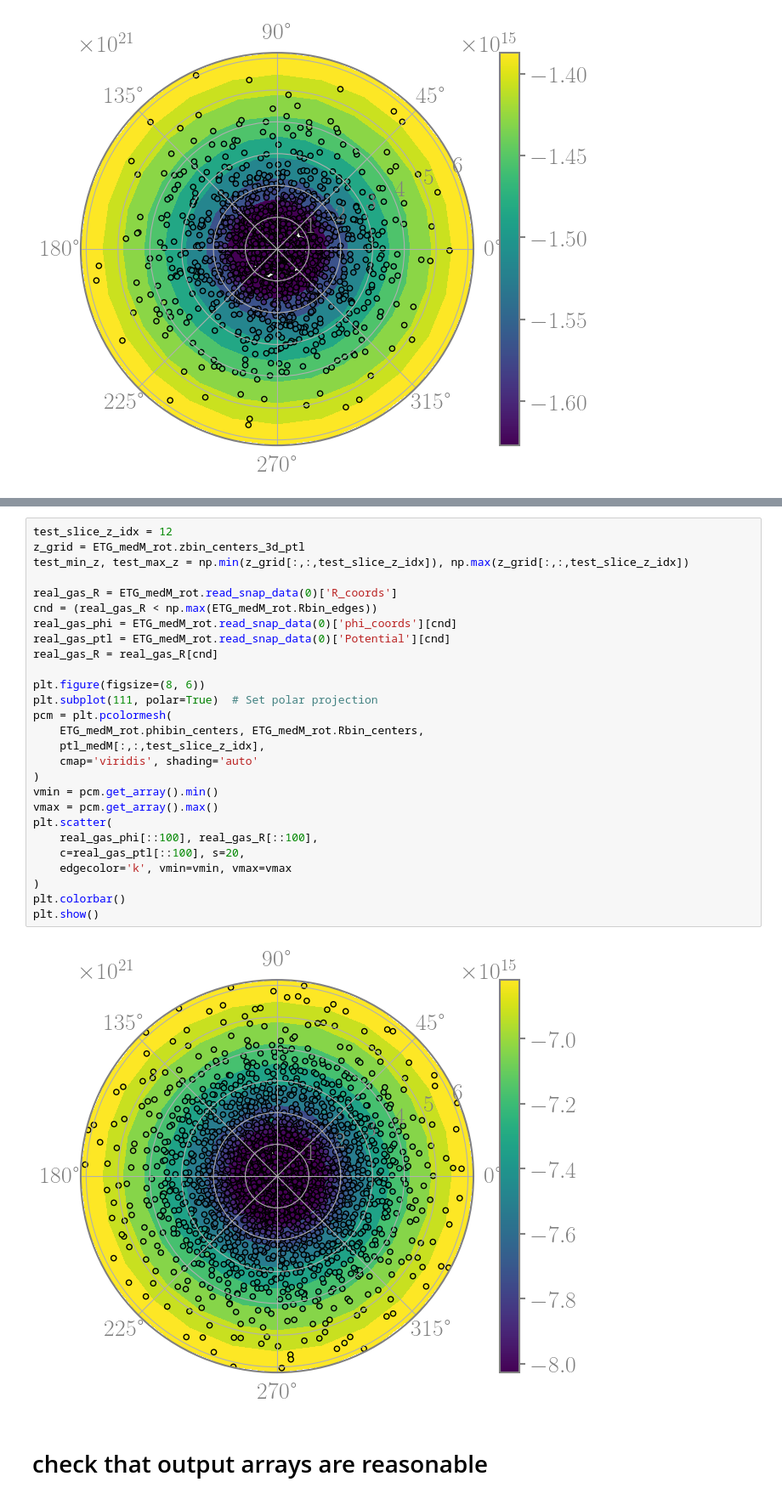
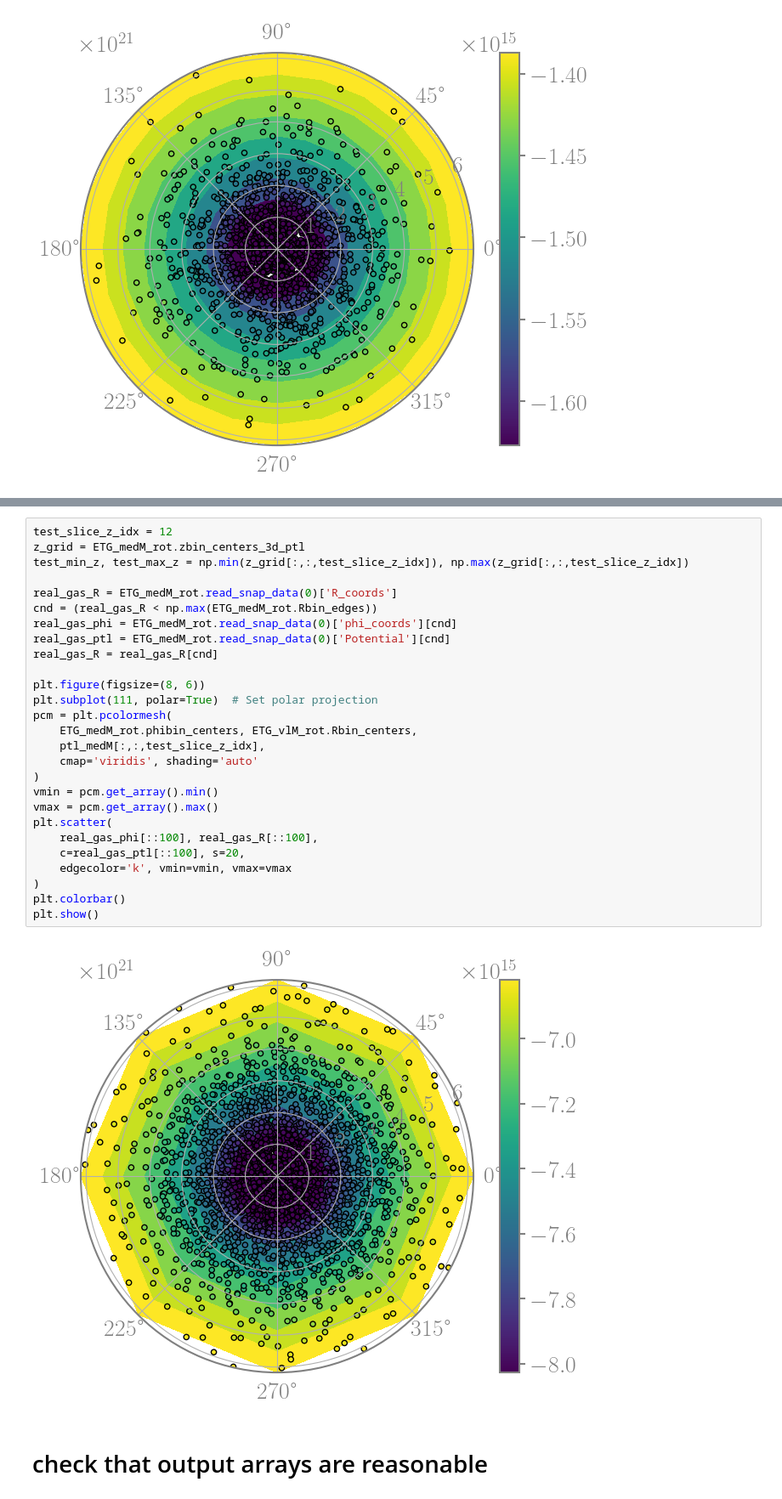
Before and after one commit to sjeffreson/GalactISM-analysis-PRFM, a Jupyter notebook: Check_PRFMData.ipynb, the cells around one changed output, grey strips where cells are left out. Shown at 85% size. Drawn from its saved outputs; the diff is of its cells as text.

```diff
--- a/Check_PRFMData.ipynb
+++ b/Check_PRFMData.ipynb
@@ -105,32 +84,32 @@ print(np.shape(ptl_medM))
 # %%
 test_slice_z_idx = 12
 z_grid = ETG_medM_rot.zbin_centers_3d_ptl
 test_min_z, test_max_z = np.min(z_grid[:,:,test_slice_z_idx]), np.max(z_grid[:,:,test_slice_z_idx])
 
 real_gas_R = ETG_medM_rot.read_snap_data(0)['R_coords']
 cnd = (real_gas_R < np.max(ETG_medM_rot.Rbin_edges))
 real_gas_phi = ETG_medM_rot.read_snap_data(0)['phi_coords'][cnd]
 real_gas_ptl = ETG_medM_rot.read_snap_data(0)['Potential'][cnd]
 real_gas_R = real_gas_R[cnd]
 
 plt.figure(figsize=(8, 6))
 plt.subplot(111, polar=True)  # Set polar projection
 pcm = plt.pcolormesh(
-    ETG_medM_rot.phibin_centers, ETG_medM_rot.Rbin_centers,
+    ETG_medM_rot.phibin_centers, ETG_vlM_rot.Rbin_centers,
     ptl_medM[:,:,test_slice_z_idx],
     cmap='viridis', shading='auto'
 )
 vmin = pcm.get_array().min()
 vmax = pcm.get_array().max()
 plt.scatter(
     real_gas_phi[::100], real_gas_R[::100],
     c=real_gas_ptl[::100], s=20,
     edgecolor='k', vmin=vmin, vmax=vmax
 )
 plt.colorbar()
 plt.show()
 # %% [output]
-[figure, old version]
+[figure, new version]
 # %% [markdown]
 # check that output arrays are reasonable
 # %%
```
Also changed, not shown: parts of 15 cells of this notebook, 6 other files.
